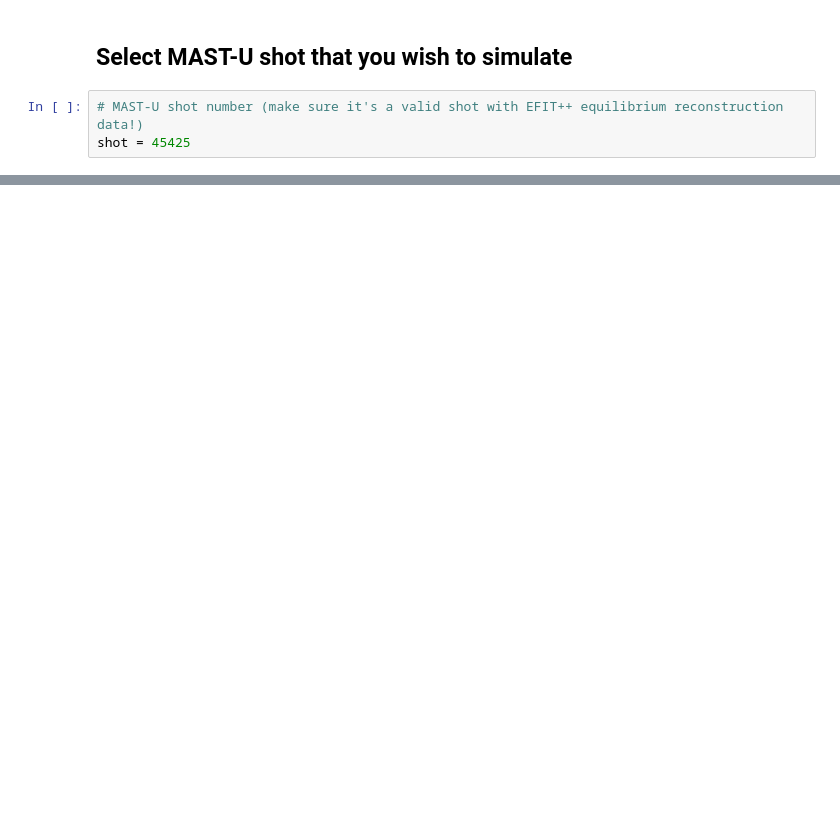
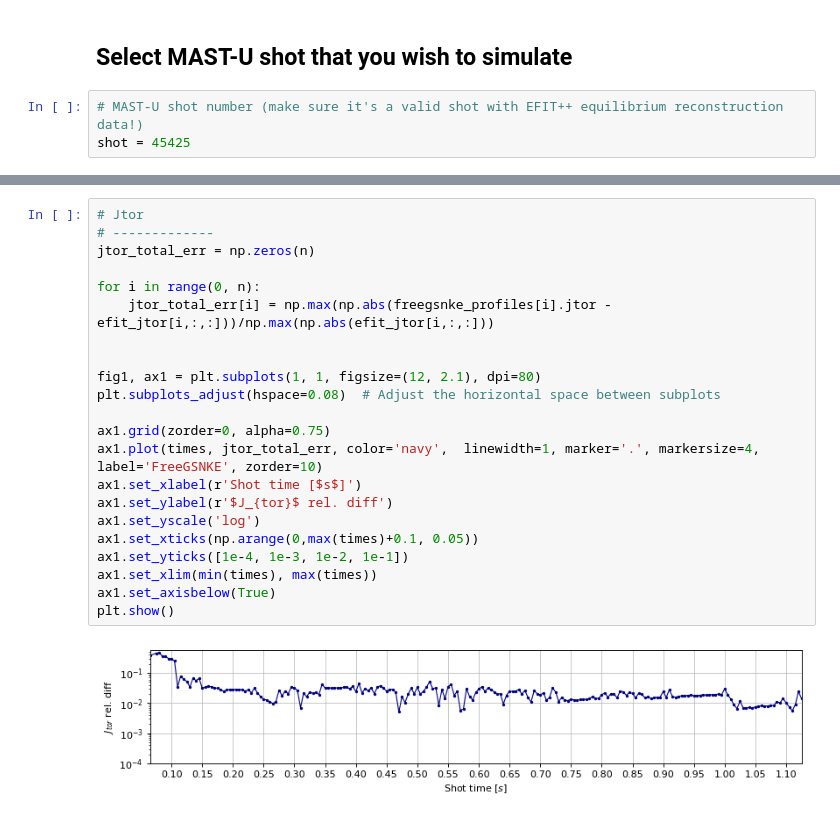
Before and after one commit to FusionComputingLab/freegsnke, a Jupyter notebook: examples/example_3 - simulate_mastu_shot.ipynb, the cells around one changed output, grey strips where cells are left out. Cells and saved outputs as stored; diff of their text form; blank space fills up the shorter version.

```diff
--- a/examples/example_3 - simulate_mastu_shot.ipynb
+++ b/examples/example_3 - simulate_mastu_shot.ipynb
@@ -309,0 +347,24 @@ print(alpha_m, alpha_n, beta_0)
+# %%
+# Jtor
+# -------------
+jtor_total_err = np.zeros(n)
+
+for i in range(0, n):
+    jtor_total_err[i] = np.max(np.abs(freegsnke_profiles[i].jtor - efit_jtor[i,:,:]))/np.max(np.abs(efit_jtor[i,:,:]))
+
+
+fig1, ax1 = plt.subplots(1, 1, figsize=(12, 2.1), dpi=80)
+plt.subplots_adjust(hspace=0.08)  # Adjust the horizontal space between subplots
+
+ax1.grid(zorder=0, alpha=0.75)
+ax1.plot(times, jtor_total_err, color='navy',  linewidth=1, marker='.', markersize=4, label='FreeGSNKE', zorder=10)
+ax1.set_xlabel(r'Shot time [$s$]')
+ax1.set_ylabel(r'$J_{tor}$ rel. diff')
+ax1.set_yscale('log')
+ax1.set_xticks(np.arange(0,max(times)+0.1, 0.05))
+ax1.set_yticks([1e-4, 1e-3, 1e-2, 1e-1])
+ax1.set_xlim(min(times), max(times))
+ax1.set_axisbelow(True)
+plt.show()
+# %% [output]
+[figure, added]
```
Also changed, not shown: parts of 66 cells of this notebook, 4 other files.
